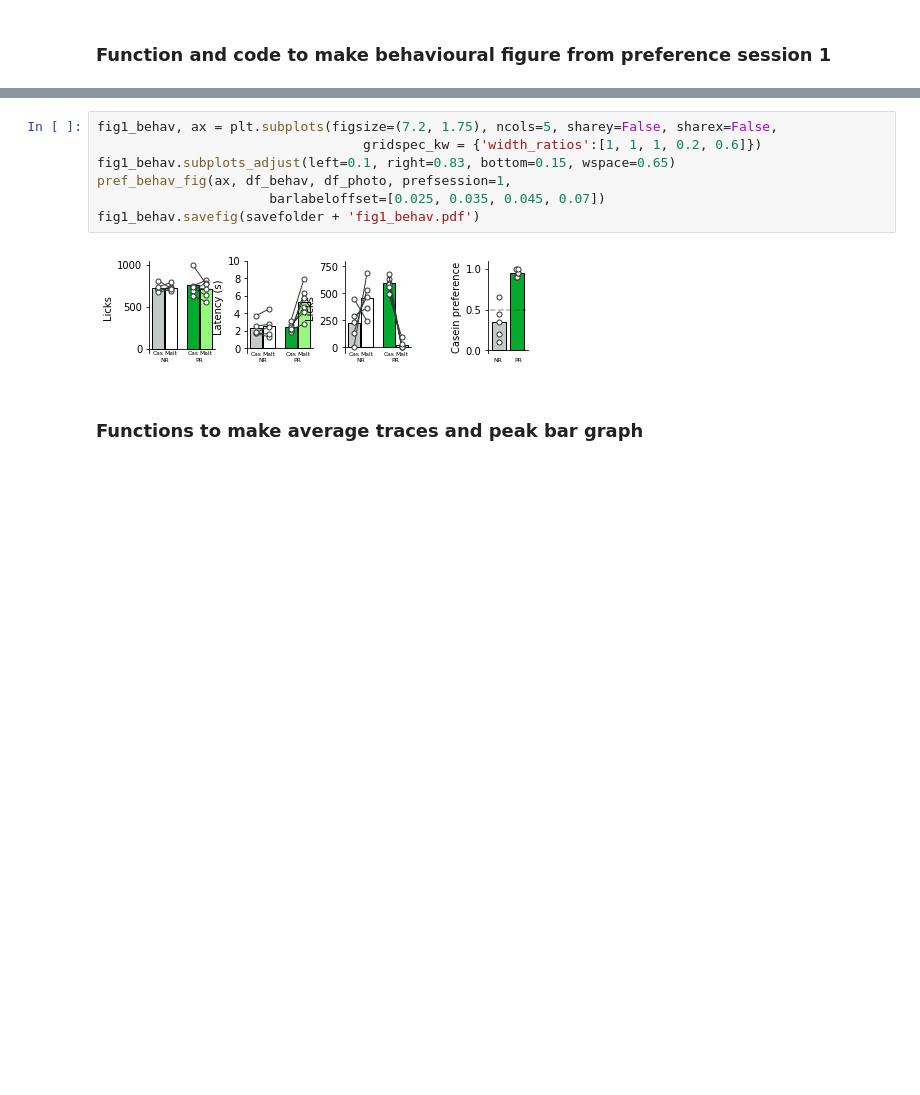
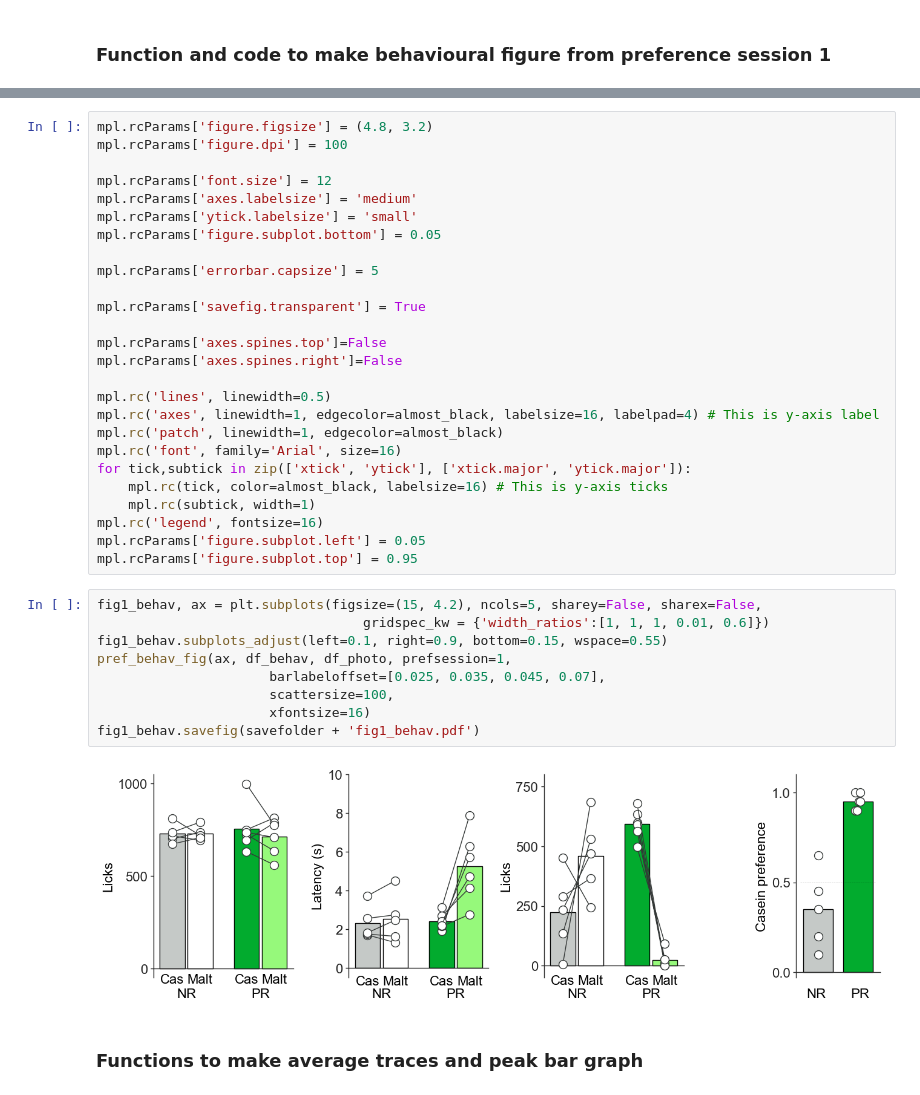
Before and after one commit to mccutcheonlab/PPP_analysis, a Jupyter notebook: notebooks/BNA-poster-2019.ipynb, the cells around one changed output, grey strips where cells are left out. Saved outputs shown, nothing was run; the diff lists cells and outputs as text; blank space fills up the shorter version.

```diff
--- a/notebooks/BNA-poster-2019.ipynb
+++ b/notebooks/BNA-poster-2019.ipynb
@@ -205,15 +170,43 @@ def pref_behav_fig(ax, df_behav, df_photo, prefsession=1, dietswitch=False, barl
         new_ax.plot(new_ax.get_xlim(), [0.5, 0.5], linestyle='dashed',color='k', alpha=0.3)
         new_ax.set_ylabel('Casein preference')
         new_ax.set_yticks([0, 0.5, 1])
+# %%
+mpl.rcParams['figure.figsize'] = (4.8, 3.2)
+mpl.rcParams['figure.dpi'] = 100
+
+mpl.rcParams['font.size'] = 12
+mpl.rcParams['axes.labelsize'] = 'medium'
+mpl.rcParams['ytick.labelsize'] = 'small'
+mpl.rcParams['figure.subplot.bottom'] = 0.05
+
+mpl.rcParams['errorbar.capsize'] = 5
+
+mpl.rcParams['savefig.transparent'] = True
+
+mpl.rcParams['axes.spines.top']=False
+mpl.rcParams['axes.spines.right']=False
+
+mpl.rc('lines', linewidth=0.5)
+mpl.rc('axes', linewidth=1, edgecolor=almost_black, labelsize=16, labelpad=4) # This is y-axis label
+mpl.rc('patch', linewidth=1, edgecolor=almost_black)
+mpl.rc('font', family='Arial', size=16)
+for tick,subtick in zip(['xtick', 'ytick'], ['xtick.major', 'ytick.major']):
+    mpl.rc(tick, color=almost_black, labelsize=16) # This is y-axis ticks
+    mpl.rc(subtick, width=1)
+mpl.rc('legend', fontsize=16)
+mpl.rcParams['figure.subplot.left'] = 0.05
+mpl.rcParams['figure.subplot.top'] = 0.95
 # %%
-fig1_behav, ax = plt.subplots(figsize=(7.2, 1.75), ncols=5, sharey=False, sharex=False,
-                                  gridspec_kw = {'width_ratios':[1, 1, 1, 0.2, 0.6]})
-fig1_behav.subplots_adjust(left=0.1, right=0.83, bottom=0.15, wspace=0.65)
+fig1_behav, ax = plt.subplots(figsize=(15, 4.2), ncols=5, sharey=False, sharex=False,
+                                  gridspec_kw = {'width_ratios':[1, 1, 1, 0.01, 0.6]})
+fig1_behav.subplots_adjust(left=0.1, right=0.9, bottom=0.15, wspace=0.55)
 pref_behav_fig(ax, df_behav, df_photo, prefsession=1,
-                      barlabeloffset=[0.025, 0.035, 0.045, 0.07])
+                      barlabeloffset=[0.025, 0.035, 0.045, 0.07],
+                      scattersize=100,
+                      xfontsize=16)
 fig1_behav.savefig(savefolder + 'fig1_behav.pdf')
 # %% [output]
-[figure, old version]
+[figure, new version]
 # %% [markdown]
 ### Functions to make average traces and peak bar graph
 # %%
```
Also changed, not shown: parts of 7 cells of this notebook, 2 other files.
